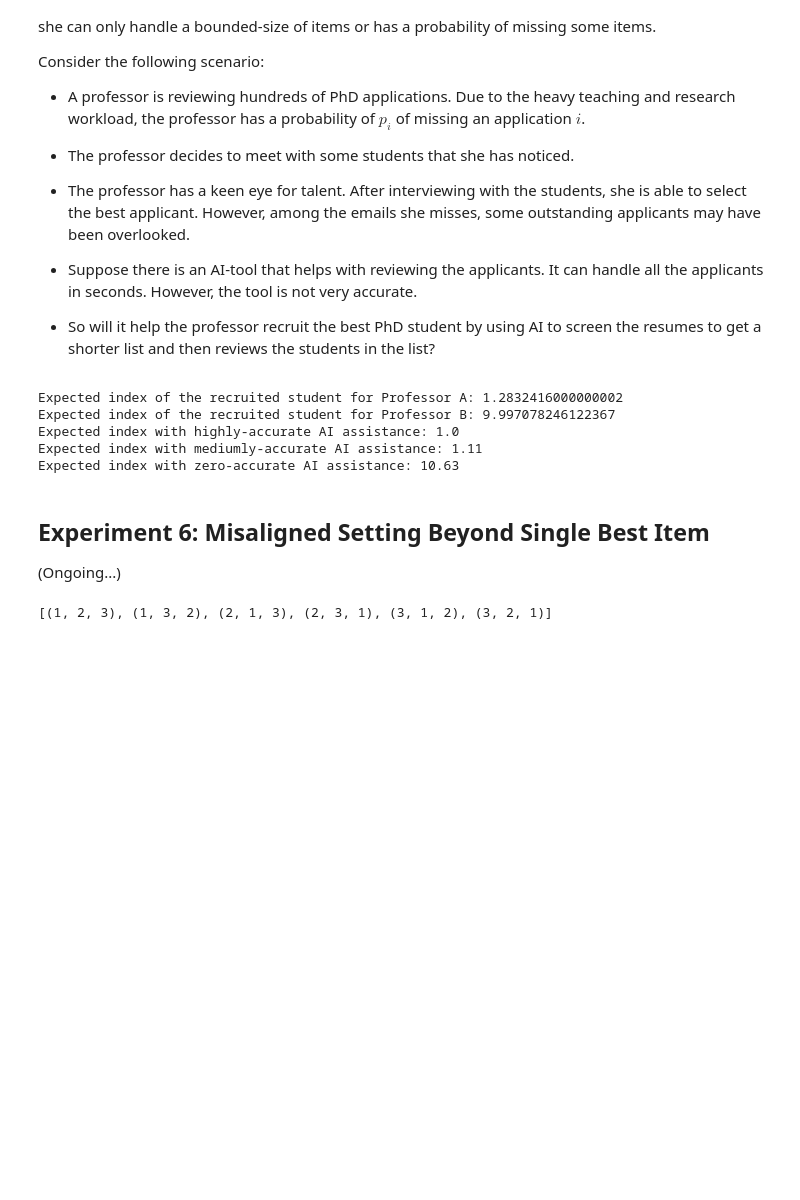
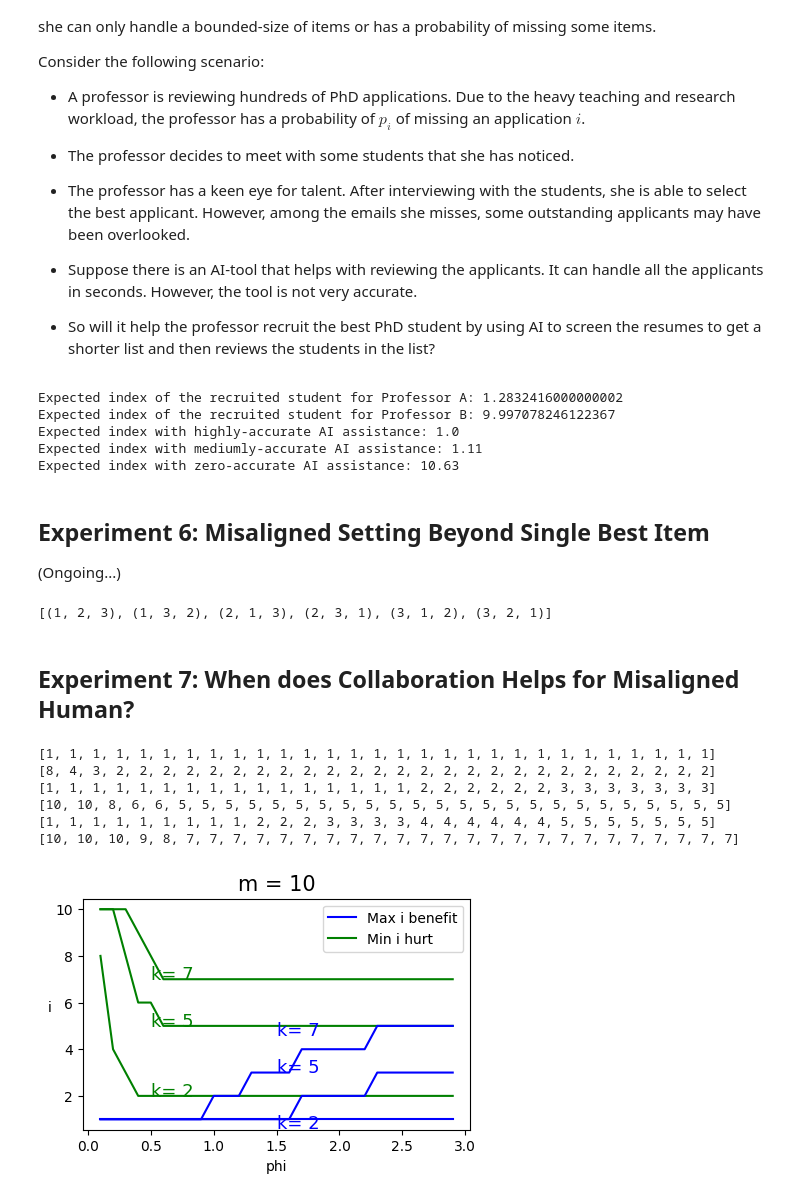
Before and after one commit to sjxer723/Two-List-Problem, a Jupyter notebook: misalignment.ipynb, the cells around one changed output. Cells and saved outputs as stored; diff of their text form; code cells hidden in the pictures; blank space fills up the shorter version.

Commit message:
experiment for max/min index to get benefit/hurt

```diff
--- a/misalignment.ipynb
+++ b/misalignment.ipynb
@@ -57,0 +66,13 @@ plt.show()
+# %%
+m = 5
+k = 2
+
+slight_misaligned_pi_h_star = [2, 5, 4, 3, 1]
+
+phi = 1
+D_a = Mallows(m, phi, list(range(1, m+1)))
+D_h = Mallows(m, phi, slight_misaligned_pi_h_star)
+joint_system = HumanAI(m, D_a, D_h)
+
+benefit = joint_system.benefit_of_human_beyond_single_best(m, k, [1,0, 0, 0, 0], verbose=True)
+print(benefit)
@@ -349,3 +377,5 @@ print(list(itertools.permutations([1, 2, 3])))
 pi_h_stars = list()
 # %% [output]
 [(1, 2, 3), (1, 3, 2), (2, 1, 3), (2, 3, 1), (3, 1, 2), (3, 2, 1)]
+# %% [markdown]
+## Experiment 7: When does Collaboration Helps for Misaligned Human?
@@ -351,0 +444,13 @@ pi_h_stars = list()
+# %%
+m = 10
+ks = [2, 5, 7]
+max_indices_benefit, min_indices_hurt = index_of_misaligned_get_benefit_hurt(m, ks)
+plot_min_max(m, ks, max_indices_benefit, min_indices_hurt, blue_scale=0.8, blue_distance=1)
+# %% [output]
+[1, 1, 1, 1, 1, 1, 1, 1, 1, 1, 1, 1, 1, 1, 1, 1, 1, 1, 1, 1, 1, 1, 1, 1, 1, 1, 1, 1, 1]
+[8, 4, 3, 2, 2, 2, 2, 2, 2, 2, 2, 2, 2, 2, 2, 2, 2, 2, 2, 2, 2, 2, 2, 2, 2, 2, 2, 2, 2]
+[1, 1, 1, 1, 1, 1, 1, 1, 1, 1, 1, 1, 1, 1, 1, 1, 2, 2, 2, 2, 2, 2, 3, 3, 3, 3, 3, 3, 3]
+[10, 10, 8, 6, 6, 5, 5, 5, 5, 5, 5, 5, 5, 5, 5, 5, 5, 5, 5, 5, 5, 5, 5, 5, 5, 5, 5, 5, 5]
+[1, 1, 1, 1, 1, 1, 1, 1, 1, 2, 2, 2, 3, 3, 3, 3, 4, 4, 4, 4, 4, 4, 5, 5, 5, 5, 5, 5, 5]
+[10, 10, 10, 9, 8, 7, 7, 7, 7, 7, 7, 7, 7, 7, 7, 7, 7, 7, 7, 7, 7, 7, 7, 7, 7, 7, 7, 7, 7]
+[figure, added]
```
Also changed, not shown: parts of 6 cells of this notebook, 6 other files.
